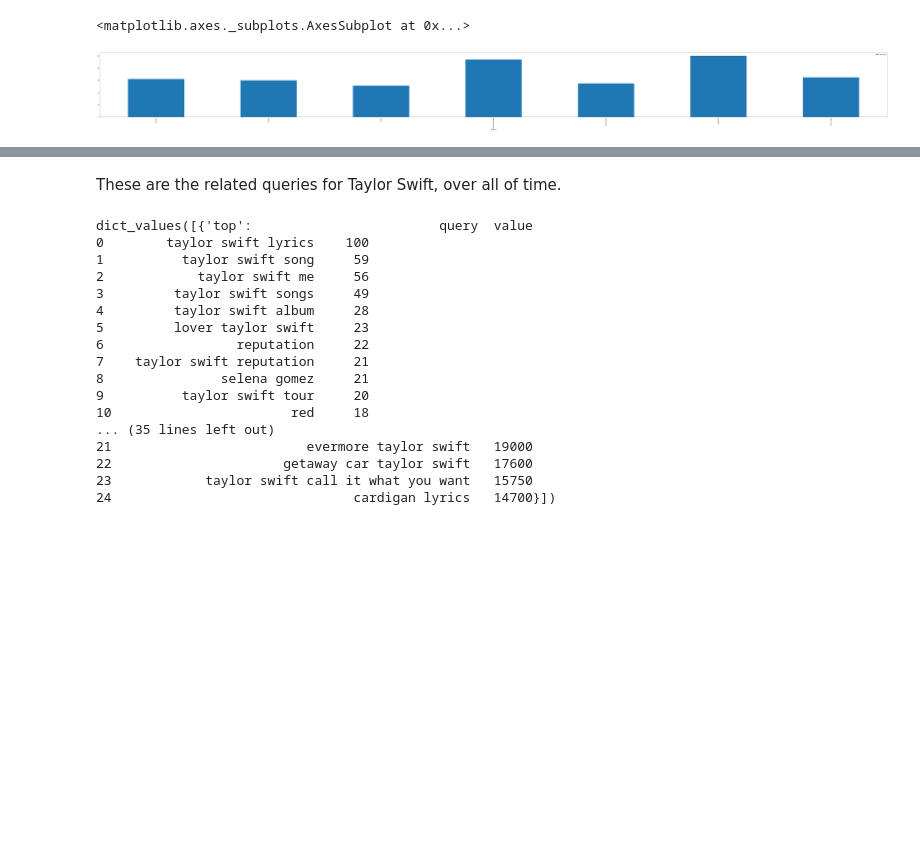
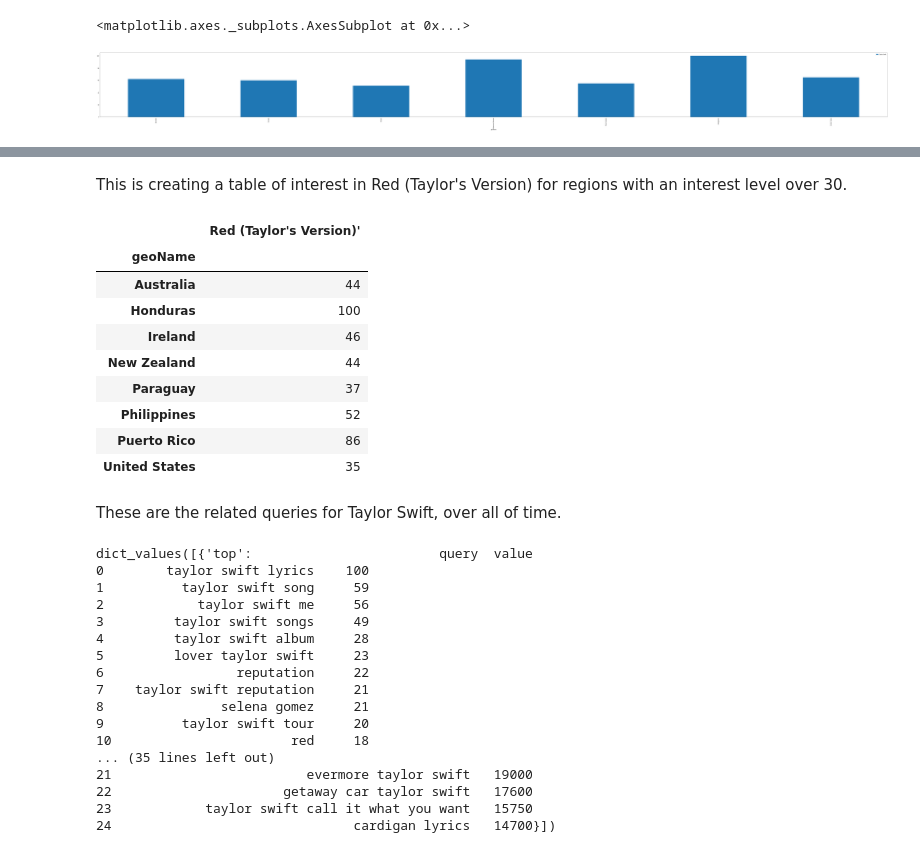
Before and after one commit to ksturt/taylorsversion, a Jupyter notebook: google trends.ipynb, the cells around one changed output, grey strips where cells are left out. Drawn from its saved outputs; the diff is of its cells as text; code cells hidden in the pictures; blank space fills up the shorter version.

```diff
--- a/google trends.ipynb
+++ b/google trends.ipynb
@@ -68,3 +111,23 @@ large_df.reset_index().plot(x="geoName", y="Taylor Swift", figsize=(120, 10), ki
+# %% [markdown]
+This is creating a table of interest in Red (Taylor's Version) for regions with an interest level over 30.
+# %%
+pytrend.build_payload(kw_list=["Red (Taylor's Version)'"])
+# Interest by Region
+df = pytrend.interest_by_region()
+overthirty = (df > 30).any(axis=1)
+large_tv = df.loc[overthirty]
+large_tv.head(15)
+# %% [output]
+|  | Red (Taylor's Version)' |
+| geoName |  |
+| Australia | 44 |
+| Honduras | 100 |
+| Ireland | 46 |
+| New Zealand | 44 |
+| Paraguay | 37 |
+| Philippines | 52 |
+| Puerto Rico | 86 |
+| United States | 35 |
 # %% [markdown]
 These are the related queries for Taylor Swift, over all of time.
 # %%
```
Also changed, not shown: parts of 18 cells of this notebook.
